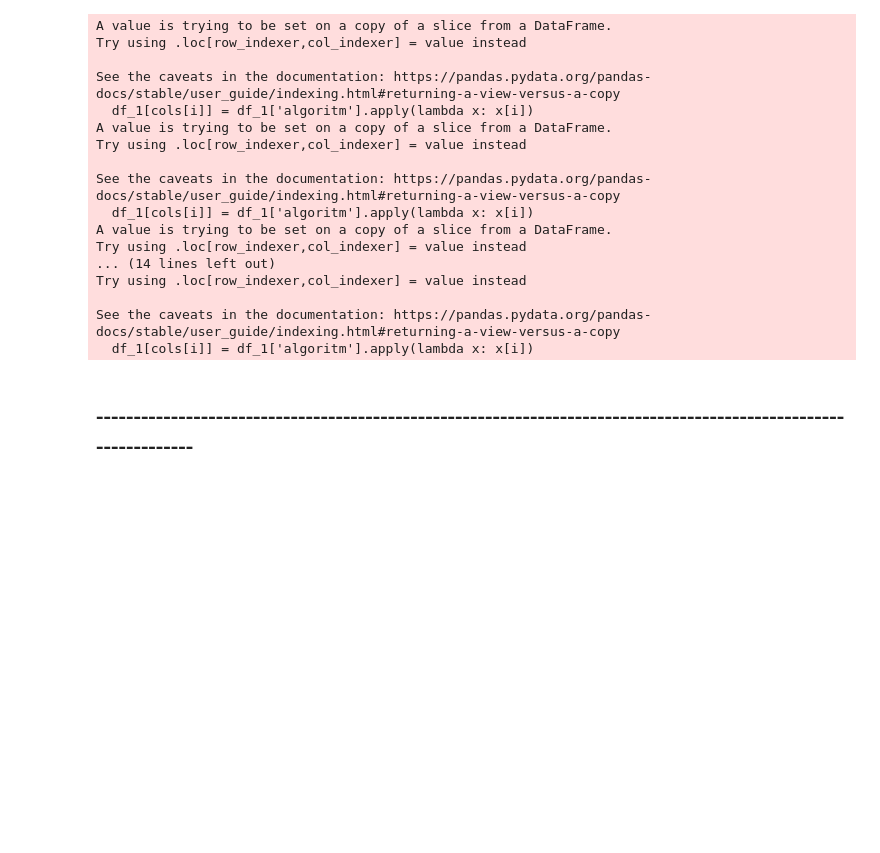
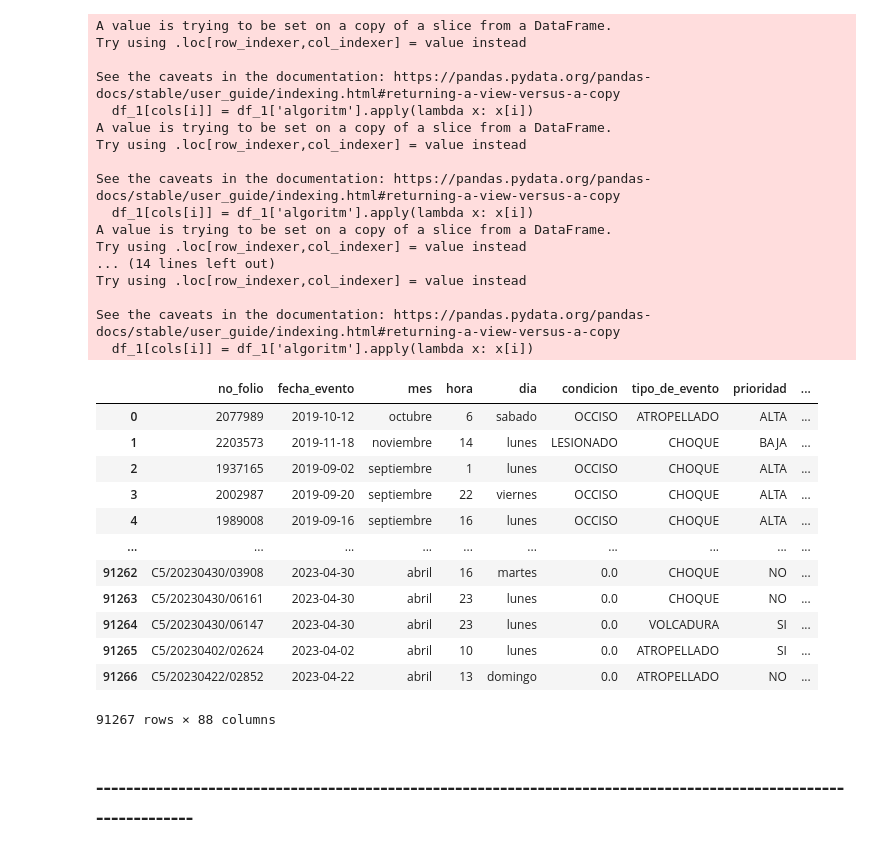
Before and after one commit to RiemanNClav/Hechos-de-Transito-registrados-por-la-SSC, a Jupyter notebook: Hechos de transito registrados por la SSC.ipynb, the cells around one changed output. Cells and saved outputs as stored; diff of their text form; code cells hidden in the pictures; blank space fills up the shorter version.

```diff
--- a/Hechos de transito registrados por la SSC.ipynb
+++ b/Hechos de transito registrados por la SSC.ipynb
@@ -402,14 +510,13 @@ new_values_occisos_letters = []
 
 for col in df.edad_occiso.unique():
     if len(str(col).split(' ')) == 1:
+        values_occisos_letters.append(col)
         try:
-            values_occisos_letters.append(col)
-            col_ = int(col)
+            col_ = str(int(float(col)))
             new_values_occisos_letters.append(str(col_))
         except:
             #valores con solo una posición
-            values_occisos_letters.append(col)
-            col_ = str(int(float(col)))
+            col_ = '0'
             new_values_occisos_letters.append(col_)
     else:
         try:
@@ -417,7 +524,7 @@ for col in df.edad_occiso.unique():
         except:
             values_occisos_comp.append(col)
             col = col.replace('SD','0')
-            new_values_occisos_comp.append(col)
+            new_values_occisos_comp.append('0')
 # %%
 dict1 = dict(zip(values_occisos_letters,new_values_occisos_letters))
 dict2 = dict(zip(values_occisos_comp,new_values_occisos_comp))
@@ -439,7 +546,7 @@ df = pd.concat([nulos,no_nulos], axis = 0, ignore_index = True)
 # %%
 df = f_columns(df)
 # %%
-df['identidad_split'] = df['identidad'].apply(lambda x: x.split(' '))
+df['identidad_split'] = df['identidad'].apply(lambda x: str(x).split(' '))
 # %%
 num_indentidades(df)
 # %% [output]
@@ -628,9 +705,39 @@ for col in cols_edades:
 df_1 = df_1.replace(dicc)
 # %%
 df_1.loc[df_1['edad_occiso_masc'] == '', 'edad_occiso_masc'] = '0'
-# %%
-for col in cols_edades:
-    df_1[col] = df_1[col].astype(float)
+# %%
+for edad1 in cols_edades:
+    dicc={}
+    edades_unicas = list(df_1[edad1].unique())
+    for edad2 in edades_unicas:
+        try:
+            prueba = float(edad2)
+        except:
+            dicc[edad2] = '0'
+
+    df_1[edad1+'_aux'] = df_1[edad1].map(dicc).astype(float)
+    no_nulos = df_1[~(df_1[edad1+'_aux'].isnull())]
+    no_nulos = no_nulos.drop([edad1],axis=1)
+    no_nulos.rename(columns = {edad1+'_aux': edad1}, inplace=True)
+    nulos = df_1[df_1[edad1+'_aux'].isnull()]
+    nulos = nulos.drop([edad1+'_aux'], axis=1)
+    df_1 = pd.concat([nulos,no_nulos], axis = 0, ignore_index = True)
+# %%
+df_1
+# %% [output]
+|  | no_folio | fecha_evento | mes | hora | dia | condicion | tipo_de_evento | prioridad | ... |
+| 0 | 2077989 | 2019-10-12 | octubre | 6 | sabado | OCCISO | ATROPELLADO | ALTA | ... |
+| 1 | 2203573 | 2019-11-18 | noviembre | 14 | lunes | LESIONADO | CHOQUE | BAJA | ... |
+| 2 | 1937165 | 2019-09-02 | septiembre | 1 | lunes | OCCISO | CHOQUE | ALTA | ... |
+| 3 | 2002987 | 2019-09-20 | septiembre | 22 | viernes | OCCISO | CHOQUE | ALTA | ... |
+| 4 | 1989008 | 2019-09-16 | septiembre | 16 | lunes | OCCISO | CHOQUE | ALTA | ... |
+| ... | ... | ... | ... | ... | ... | ... | ... | ... | ... |
+| 91262 | C5/20230430/03908 | 2023-04-30 | abril | 16 | martes | 0.0 | CHOQUE | NO | ... |
+| 91263 | C5/20230430/06161 | 2023-04-30 | abril | 23 | lunes | 0.0 | CHOQUE | NO | ... |
+| 91264 | C5/20230430/06147 | 2023-04-30 | abril | 23 | lunes | 0.0 | VOLCADURA | SI | ... |
+| 91265 | C5/20230402/02624 | 2023-04-02 | abril | 10 | lunes | 0.0 | ATROPELLADO | SI | ... |
+| 91266 | C5/20230422/02852 | 2023-04-22 | abril | 13 | domingo | 0.0 | ATROPELLADO | NO | ... |
+91267 rows × 88 columns
 # %% [markdown]
 ## -----------------------------------------------------------------------------------------------------------------
 # %%
```
Also changed, not shown: parts of 88 cells of this notebook, 2 other files.
